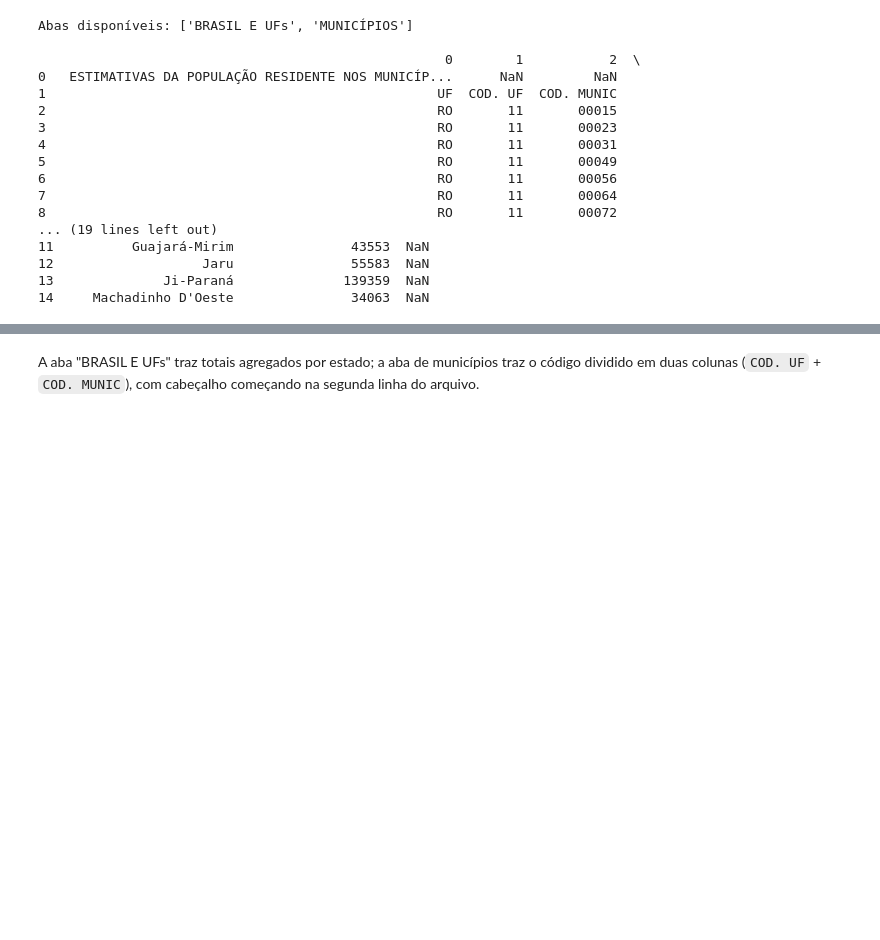
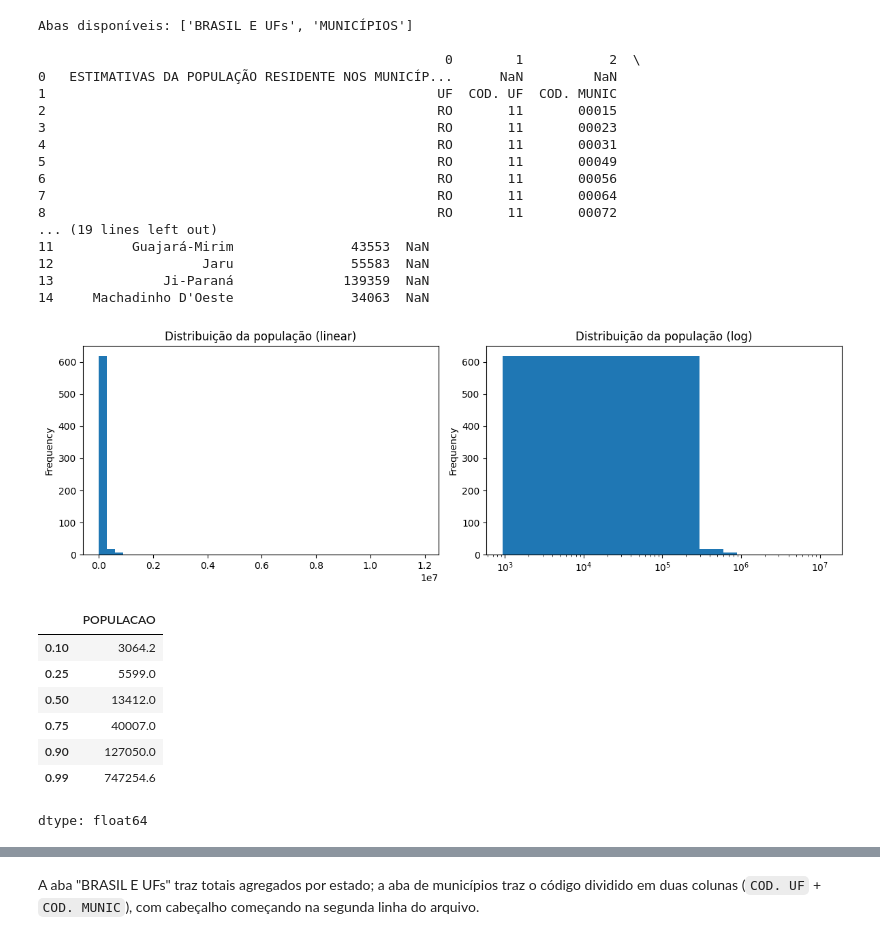
Before and after one commit to rm571222/dataholics-oracle-challenge, a Jupyter notebook: notebooks/01_data_exploration/nb4_data_exploration_populacao_ibge.ipynb, the cells around one changed output, grey strips where cells are left out. Cells and saved outputs as stored; diff of their text form; code cells hidden in the pictures; blank space fills up the shorter version.

```diff
--- a/notebooks/01_data_exploration/nb4_data_exploration_populacao_ibge.ipynb
+++ b/notebooks/01_data_exploration/nb4_data_exploration_populacao_ibge.ipynb
@@ -54,3 +54,23 @@ Abas disponíveis: ['BRASIL E UFs', 'MUNICÍPIOS']
 12                   Jaru               55583  NaN
 13              Ji-Paraná              139359  NaN
 14     Machadinho D'Oeste               34063  NaN
+# %%
+import matplotlib.pyplot as plt
+
+fig, axes = plt.subplots(1, 2, figsize=(12, 4))
+df_pop_2025['POPULACAO'].plot(kind='hist', bins=40, ax=axes[0], title='Distribuição da população (linear)')
+df_pop_2025['POPULACAO'].plot(kind='hist', bins=40, ax=axes[1], logx=True, title='Distribuição da população (log)')
+plt.tight_layout()
+plt.show()
+
+df_pop_2025['POPULACAO'].quantile([0.1, 0.25, 0.5, 0.75, 0.9, 0.99])
+# %% [output]
+[figure, added]
+|  | POPULACAO |
+| 0.10 | 3064.2 |
+| 0.25 | 5599.0 |
+| 0.50 | 13412.0 |
+| 0.75 | 40007.0 |
+| 0.90 | 127050.0 |
+| 0.99 | 747254.6 |
+dtype: float64
```
Also changed, not shown: parts of 6 cells of this notebook.
